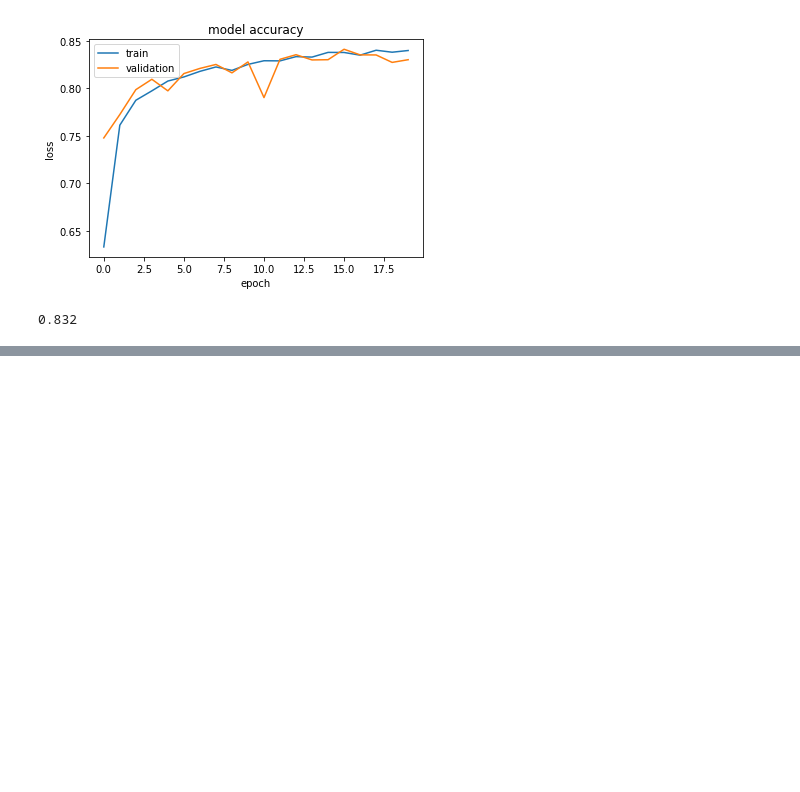
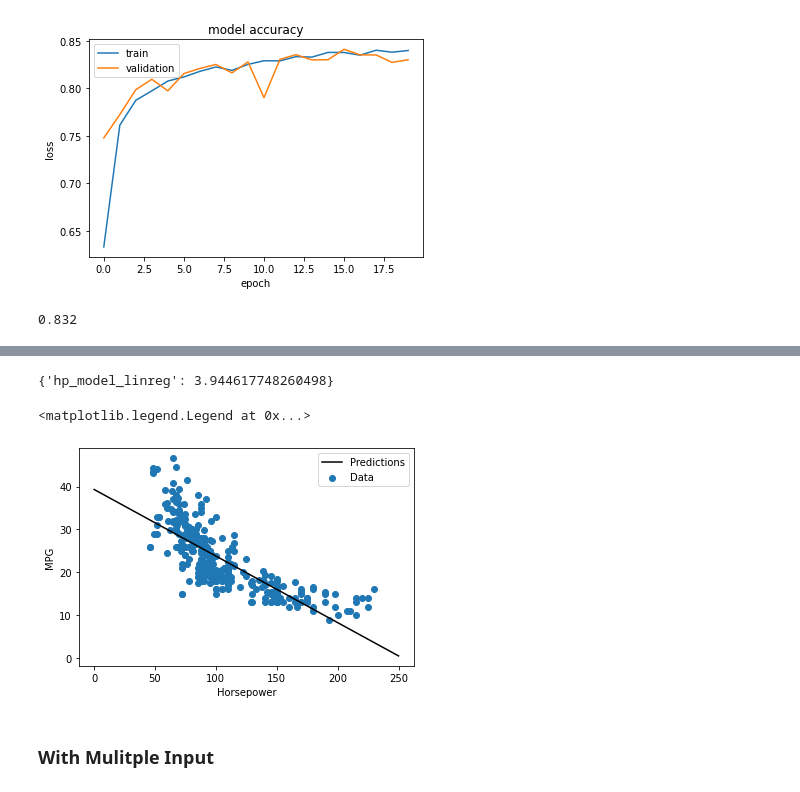
Before and after one commit to AIAcademyBatchJ/neural-networks, a Jupyter notebook: ann-class-handson.ipynb, the cells around one changed output, grey strips where cells are left out. Saved outputs shown, nothing was run; the diff lists cells and outputs as text; code cells hidden in the pictures; blank space fills up the shorter version.

```diff
--- a/ann-class-handson.ipynb
+++ b/ann-class-handson.ipynb
@@ -451,0 +629,18 @@ accuracy_score(ytest, pred_classes)
+# %%
+test_results
+# %% [output]
+{'hp_model_linreg': 3.944617748260498}
+# %%
+x = tf.linspace(0,250,251)
+y = hp_model.predict(x)
+# %%
+plt.scatter(train_features['Horsepower'], train_labels, label='Data')
+plt.plot(x ,y, color='k', label='Predictions')
+plt.xlabel('Horsepower')
+plt.ylabel('MPG')
+plt.legend()
+# %% [output]
+<matplotlib.legend.Legend at 0x...>
+[figure, added]
+# %% [markdown]
+### With Mulitple Input
```
Also changed, not shown: parts of 64 cells of this notebook.
